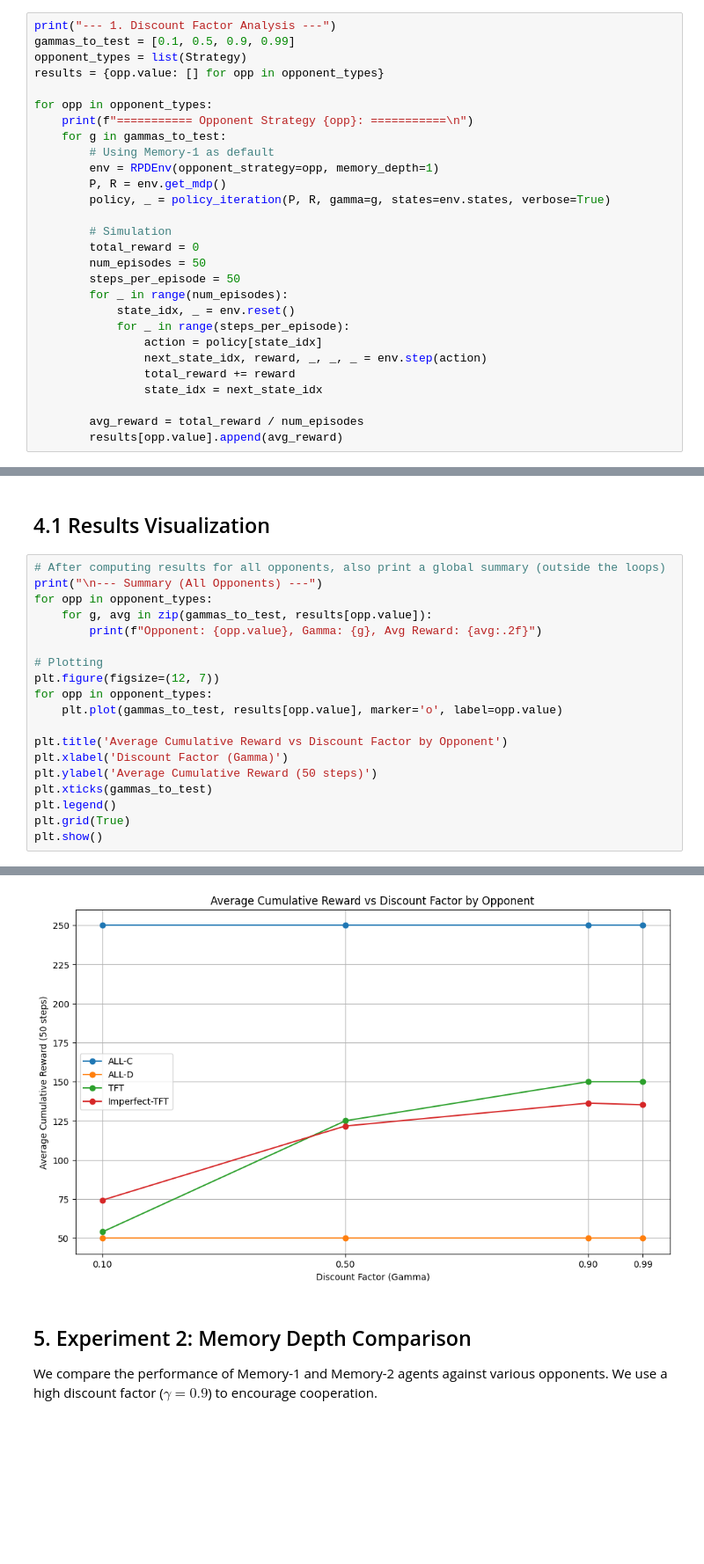
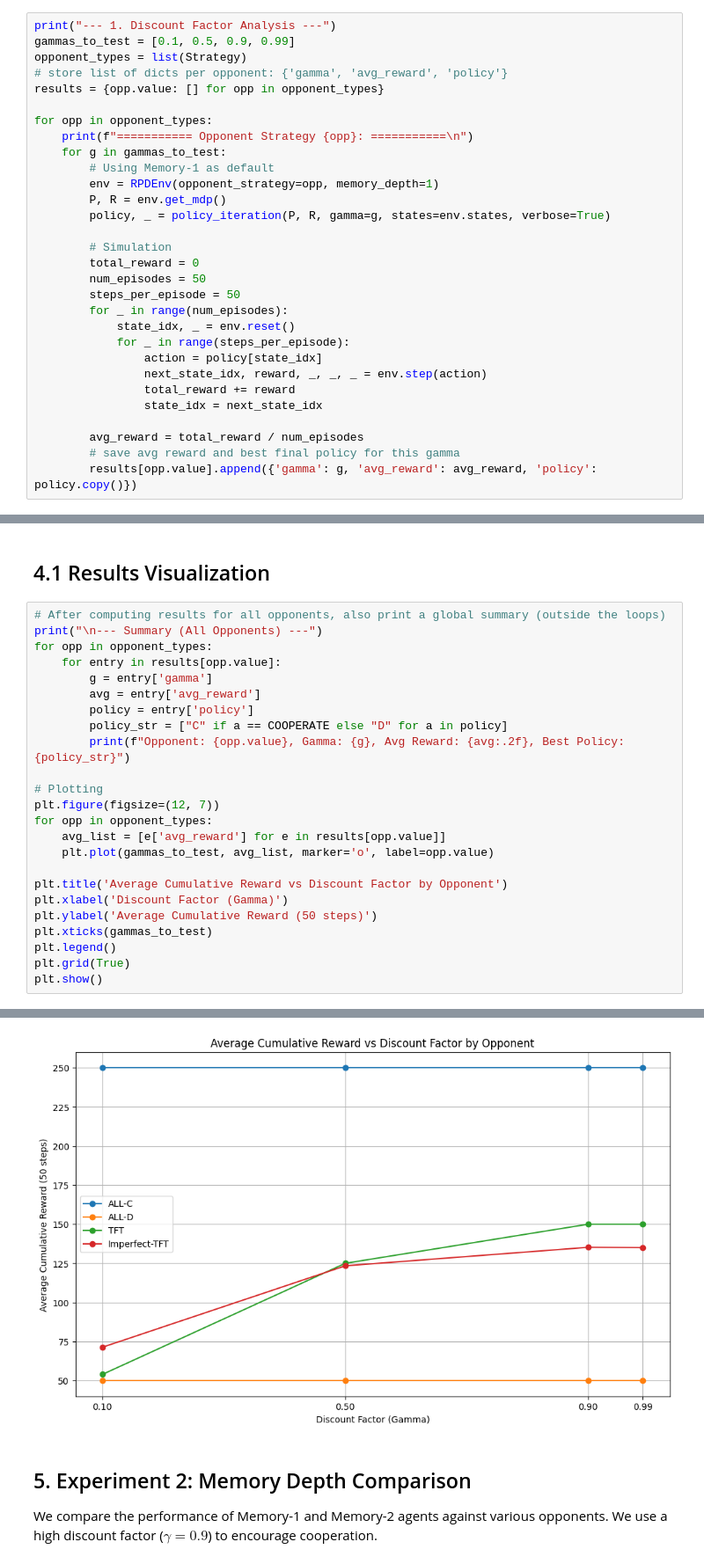
Before and after one commit to DanielKatz67/RL_Prisoners_Dilemma, a Jupyter notebook: Analysis_Notebook.ipynb, the cells around one changed output, grey strips where cells are left out. Shown at 88% size. Cells and saved outputs as stored; diff of their text form; blank space fills up the shorter version.

```diff
--- a/Analysis_Notebook.ipynb
+++ b/Analysis_Notebook.ipynb
@@ -382,6 +382,7 @@ We investigate how the discount factor ($\gamma$) affects the optimal policy aga
 print("--- 1. Discount Factor Analysis ---")
 gammas_to_test = [0.1, 0.5, 0.9, 0.99]
 opponent_types = list(Strategy)
+# store list of dicts per opponent: {'gamma', 'avg_reward', 'policy'}
 results = {opp.value: [] for opp in opponent_types}
 
 for opp in opponent_types:
@@ -405,7 +406,8 @@ for opp in opponent_types:
                 state_idx = next_state_idx
 
         avg_reward = total_reward / num_episodes
-        results[opp.value].append(avg_reward)
+        # save avg reward and best final policy for this gamma
+        results[opp.value].append({'gamma': g, 'avg_reward': avg_reward, 'policy': policy.copy()})
 # %% [output]
 --- 1. Discount Factor Analysis ---
 =========== Opponent Strategy Strategy.ALL_C: ===========
@@ -445,13 +447,18 @@ Policy converged after 2 iterations. Best policy: [1 1 1 1]
 # After computing results for all opponents, also print a global summary (outside the loops)
 print("\n--- Summary (All Opponents) ---")
 for opp in opponent_types:
-    for g, avg in zip(gammas_to_test, results[opp.value]):
-        print(f"Opponent: {opp.value}, Gamma: {g}, Avg Reward: {avg:.2f}")
+    for entry in results[opp.value]:
+        g = entry['gamma']
+        avg = entry['avg_reward']
+        policy = entry['policy']
+        policy_str = ["C" if a == COOPERATE else "D" for a in policy]
+        print(f"Opponent: {opp.value}, Gamma: {g}, Avg Reward: {avg:.2f}, Best Policy: {policy_str}")
 
 # Plotting
 plt.figure(figsize=(12, 7))
 for opp in opponent_types:
-    plt.plot(gammas_to_test, results[opp.value], marker='o', label=opp.value)
+    avg_list = [e['avg_reward'] for e in results[opp.value]]
+    plt.plot(gammas_to_test, avg_list, marker='o', label=opp.value)
 
 plt.title('Average Cumulative Reward vs Discount Factor by Opponent')
 plt.xlabel('Discount Factor (Gamma)')
@@ -481,4 +488,4 @@ Opponent: Imperfect-TFT, Gamma: 0.99, Avg Reward: 135.24
-[figure, old version]
+[figure, new version]
 # %% [markdown]
 ## 5. Experiment 2: Memory Depth Comparison
 We compare the performance of Memory-1 and Memory-2 agents against various opponents. We use a high discount factor ($\gamma=0.9$) to encourage cooperation.
```
Also changed, not shown: parts of 2 cells of this notebook, 6 other files.
